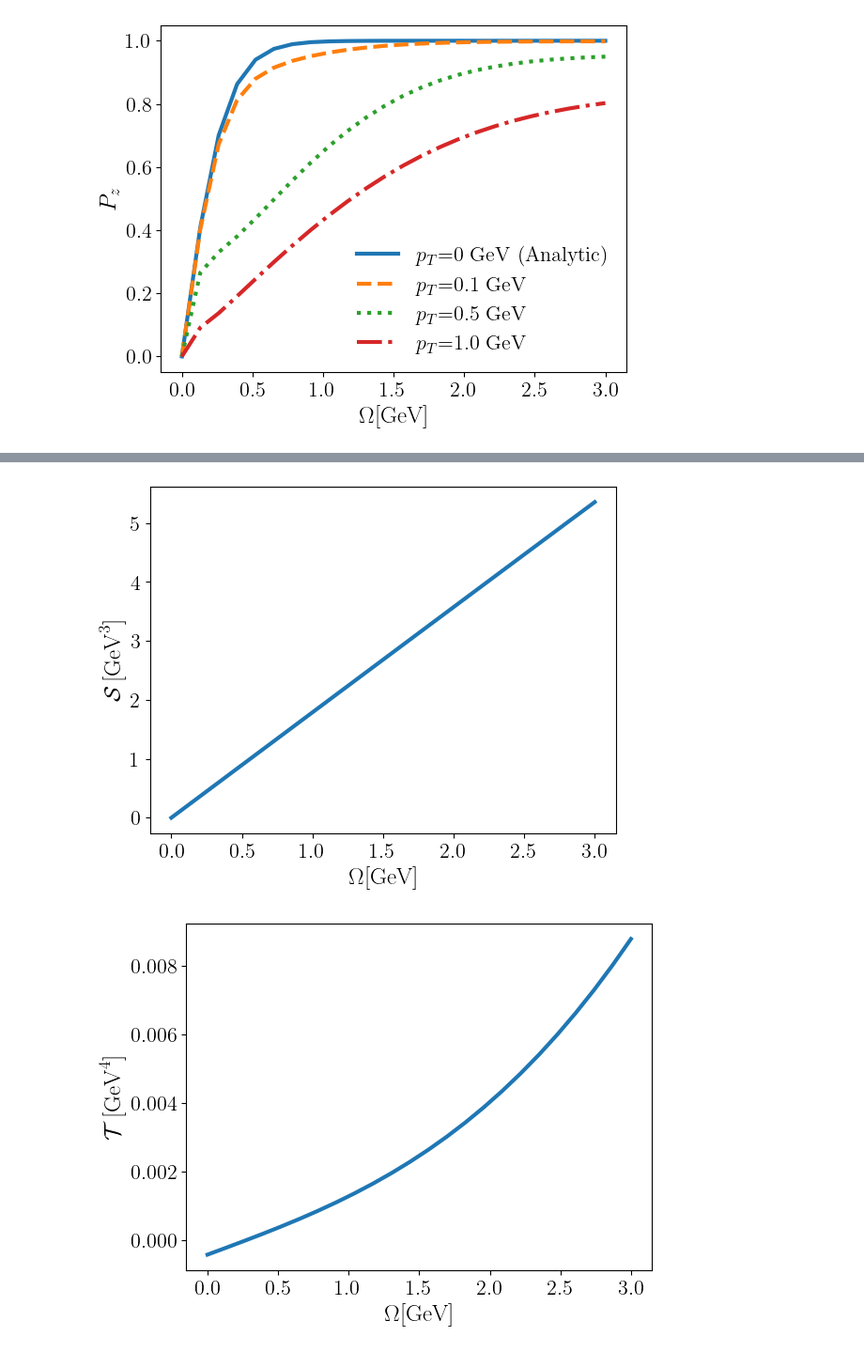
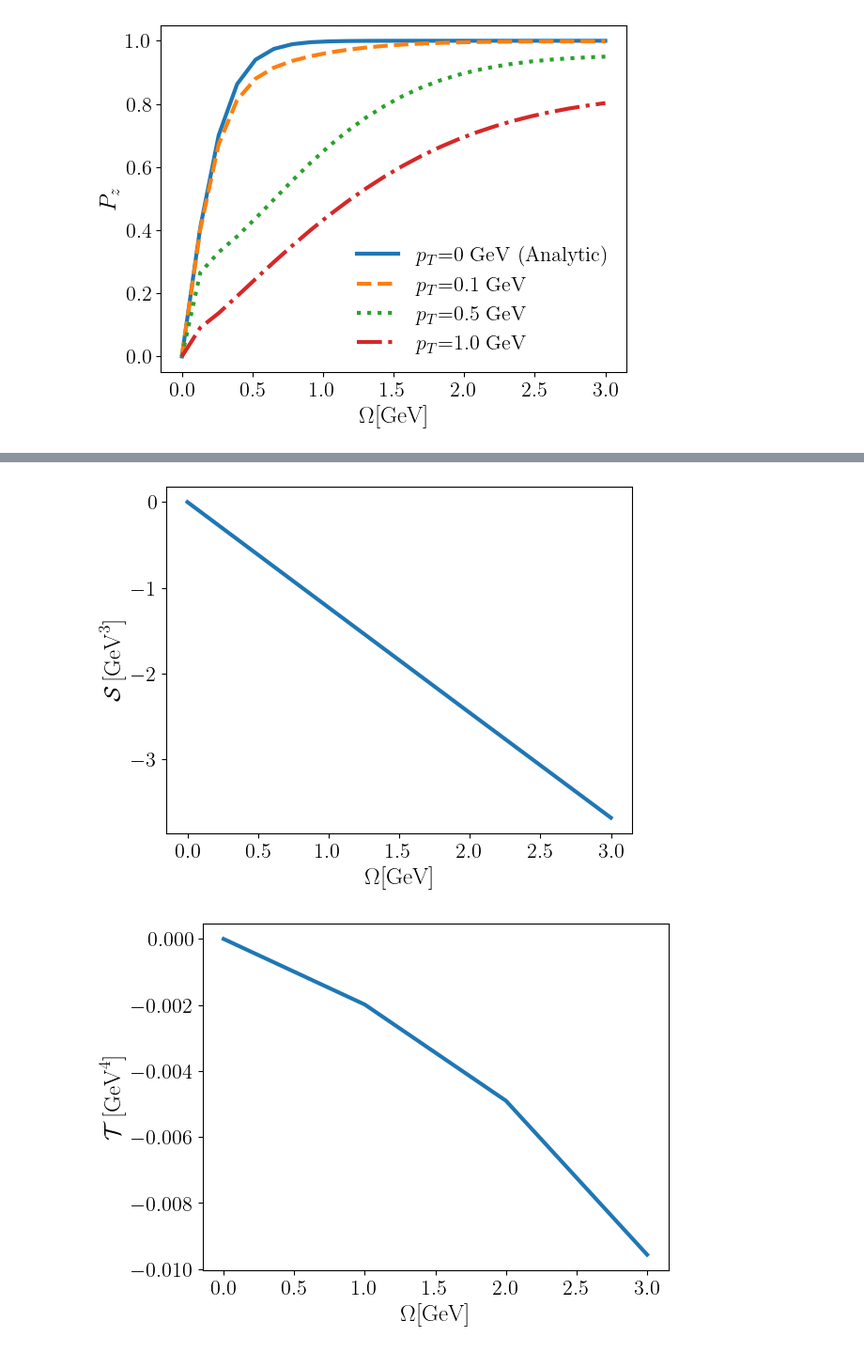
Before and after one commit to AndrePalermo/DiracFermions-in-MilneSpacetime, a Jupyter notebook: plots.ipynb, the cells around one changed output, grey strips where cells are left out. Shown at 94% size. Saved outputs shown, nothing was run; the diff lists cells and outputs as text; code cells hidden in the pictures.

Commit message:
Replaced Integrals_Obs wiht integrate_milne. It produces the txt_ files of the integrated observables from the merged sample file. Modified SAMPLER so that it imports from the right libMilne.

```diff
--- a/plots.ipynb
+++ b/plots.ipynb
@@ -56,7 +56,7 @@ plt.savefig("./longitudinal_polvspT.pdf",bbox_inches='tight')
 # %% [output]
 [figure]
 # %%
-folder = "./Integrals_Data"
+folder = "./txt_integrated"
 
 linestyles = ["-","--"]
 
@@ -153,2 +153,2 @@ plt.savefig("./anisotropy_factor.pdf", bbox_inches='tight')
-[figure, old version]
+[figure, new version]
-[figure, old version]
+[figure, new version]
```
Also changed, not shown: parts of 1 cell of this notebook, 4 other files.
